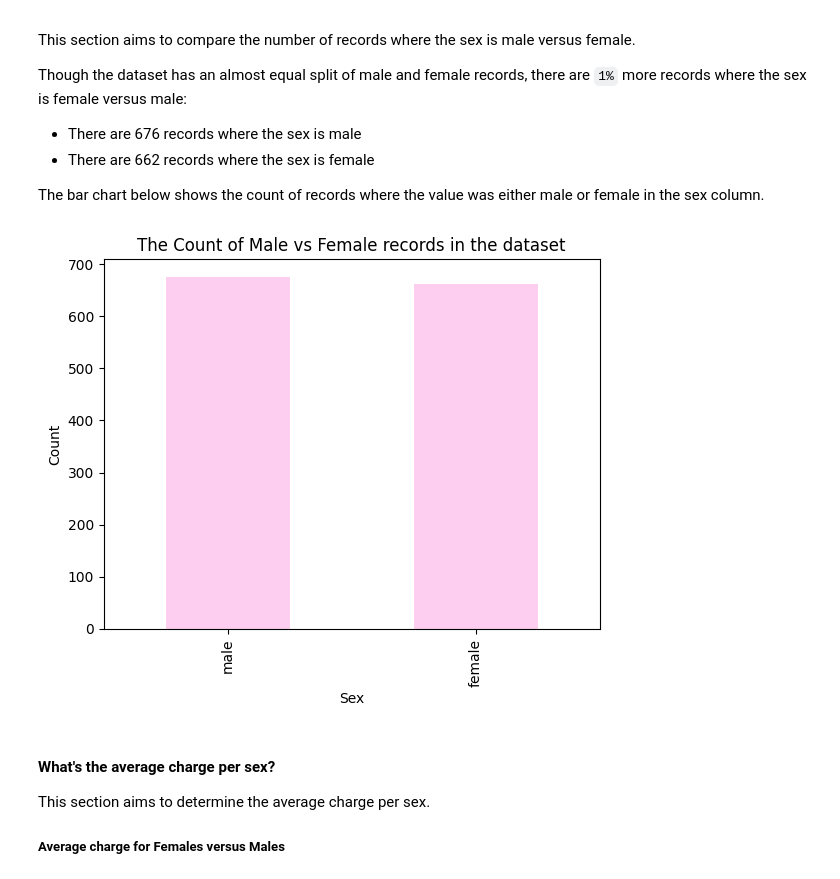
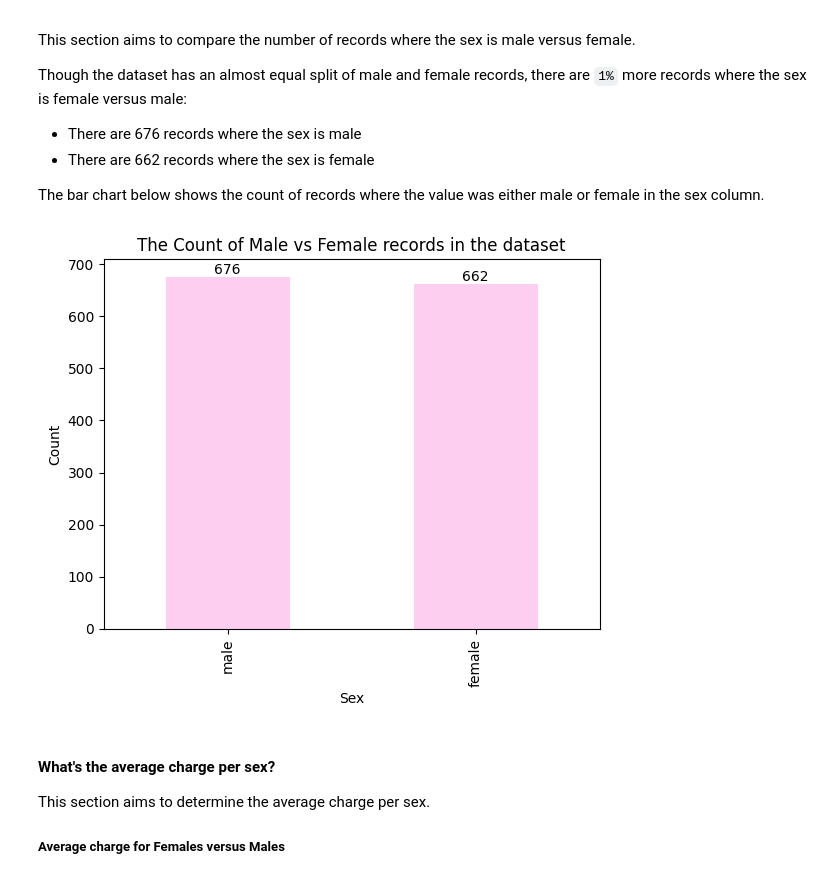
Before and after one commit to A-S620/data-analysis, a Jupyter notebook: _sources/Projects/USMedicalInsuranceCosts.ipynb, the cells around one changed output. Cells and saved outputs as stored; diff of their text form; code cells hidden in the pictures.

```diff
--- a/_sources/Projects/USMedicalInsuranceCosts.ipynb
+++ b/_sources/Projects/USMedicalInsuranceCosts.ipynb
@@ -68,9 +68,10 @@ The bar chart below shows the count of records where the value was either male o
 # %%
 sex_and_charges = df[['sex', 'charges']]
 sex_data = sex_and_charges['sex'].value_counts()
-sex_data.plot.bar(x='sex', color=palette["Pink Lace"], title='The Count of Male vs Female records in the dataset', xlabel='Sex', ylabel='Count');
+sex_plot = sex_data.plot.bar(x='sex', color=palette["Pink Lace"], title='The Count of Male vs Female records in the dataset', xlabel='Sex', ylabel='Count');
+labels = sex_plot.bar_label(sex_plot.containers[0])
 # %% [output]
-[figure, old version]
+[figure, new version]
 # %% [markdown]
 #### What's the average charge per sex?
 This section aims to determine the average charge per sex.
```
Also changed, not shown: parts of 7 cells of this notebook, 11 other files.
